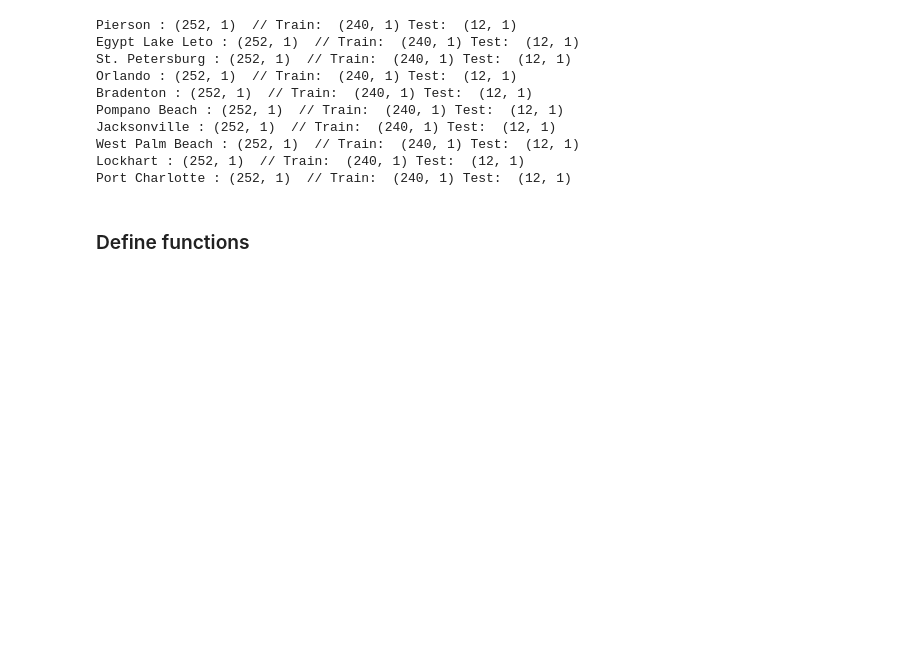
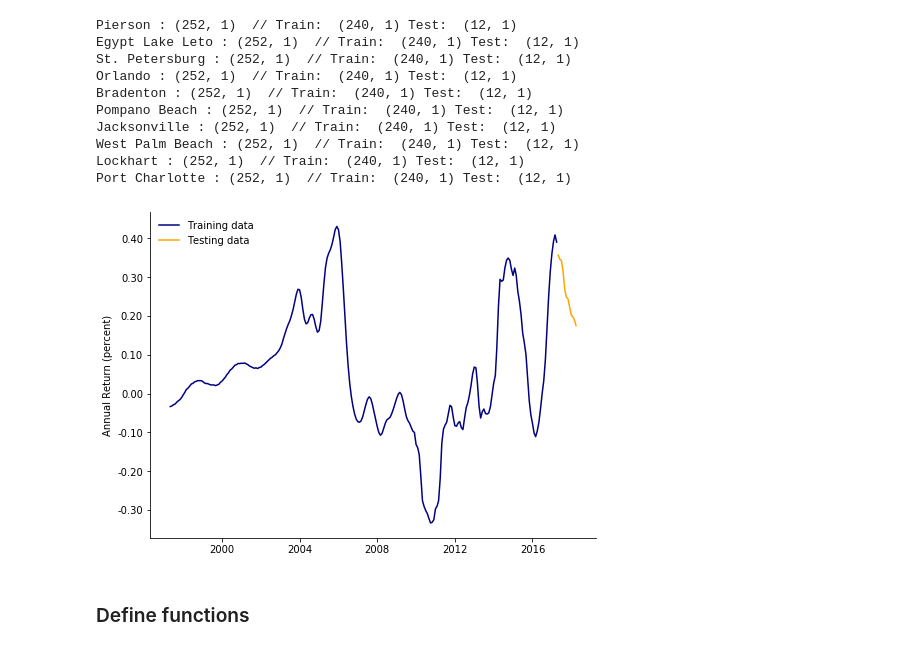
Before and after one commit to magalisolimano/time-series, a Jupyter notebook: notebook.ipynb, the cells around one changed output. Drawn from its saved outputs; the diff is of its cells as text; code cells hidden in the pictures; blank space fills up the shorter version.

```diff
--- a/notebook.ipynb
+++ b/notebook.ipynb
@@ -850,6 +850,16 @@ train_dfs = [pierson_train, egyptlakeleto_train, stpete_train, orlando_train,
 test_dfs = [pierson_test, egyptlakeleto_test, stpete_test, orlando_test,
              bradenton_test, pompanobeach_test, jacksonville_test,
              westpalmbeach_test, lockhart_test, portcharlotte_test]
+# %%
+fig, ax = plt.subplots(figsize=(8,6))
+ax.plot(pierson_train, color='navy', label='Training data')
+ax.plot(pierson_test, color='orange', label='Testing data')
+ax.set_ylabel('Annual Return (percent)')
+ax.yaxis.set_major_formatter(StrMethodFormatter('{x:,.2f}'))
+ax.legend(frameon=False)
+sns.despine()
+# %% [output]
+[figure, added]
 # %% [markdown]
 ### Define functions
 # %%
```
Also changed, not shown: parts of 18 cells of this notebook.
